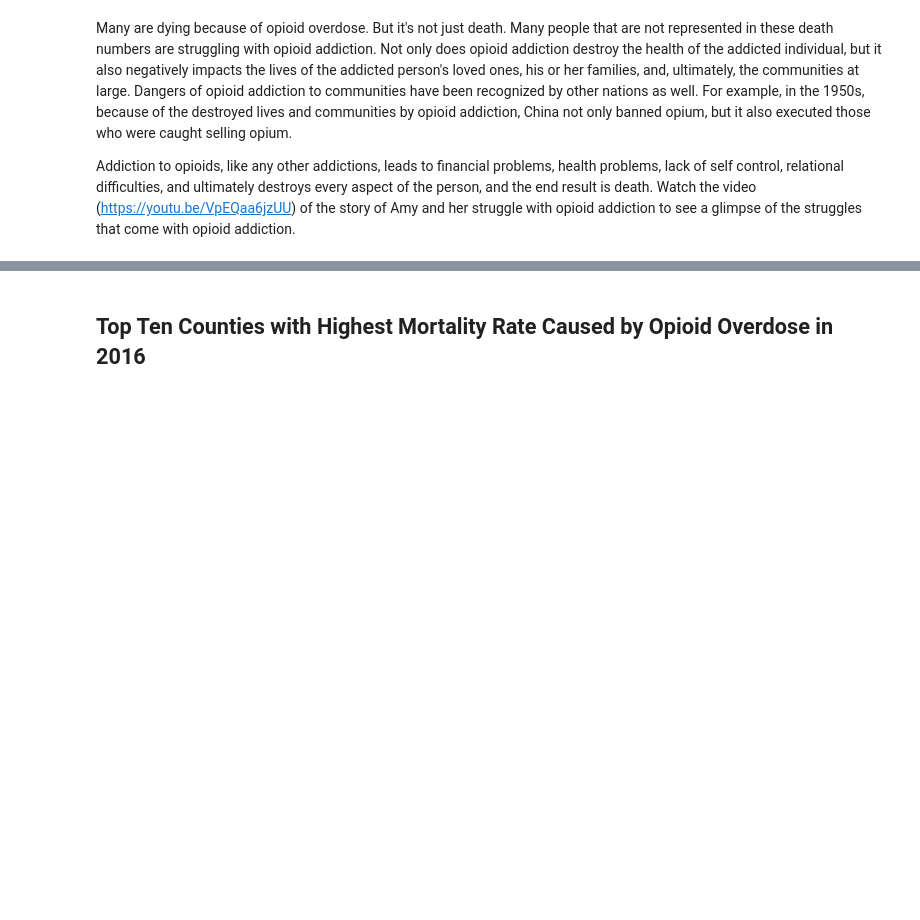
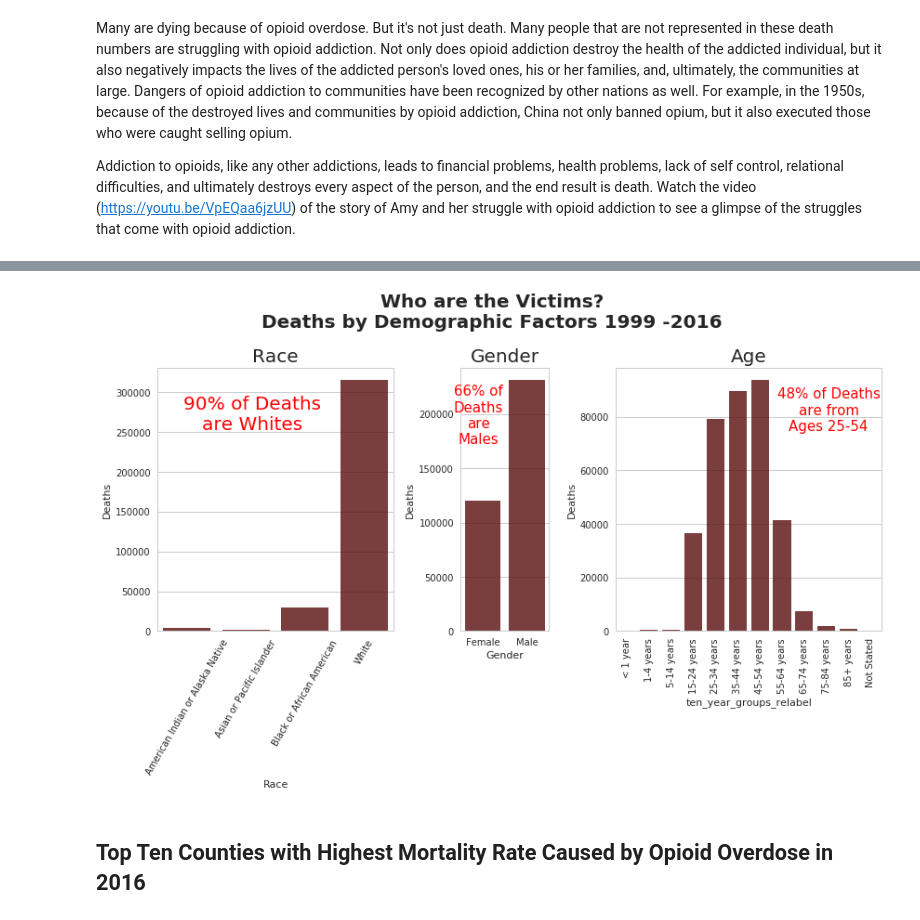
Before and after one commit to danielhanbitlee/Springboard, a Jupyter notebook: capstone_project/data_storytelling.ipynb, the cells around one changed output, grey strips where cells are left out. Saved outputs shown, nothing was run; the diff lists cells and outputs as text; code cells hidden in the pictures; blank space fills up the shorter version.

```diff
--- a/capstone_project/data_storytelling.ipynb
+++ b/capstone_project/data_storytelling.ipynb
@@ -49,6 +65,55 @@ Addiction to opioids, like any other addictions, leads to financial problems, he
 <iframe width="560" height="315" src="https://www.youtube.com/embed/VpEQaa6jzUU?rel=0&amp;controls=0&amp;showinfo=0" frameborder="0" allowfullscreen></iframe></center>
 # %% [output]
 [interactive output not drawn]
+# %%
+# create subplot with three columns and one row
+f, (ax1, ax2, ax3) = plt.subplots(1, 3, gridspec_kw={"width_ratios": (.4, .15, .45)})
+f.suptitle('Who are the Victims?\nDeaths by Demographic Factors 1999 -2016', fontsize = 20, fontweight = 'bold')
+
+# first subplot:
+# calculate sum of deaths by year
+race = opioid_deaths.groupby('Race').Deaths.sum().reset_index()
+# plot bar plot
+sns.barplot(x = 'Race', y = 'Deaths', data = race, ax=ax1, color = '#660000', alpha = 0.8)
+ax1.set_xticklabels(list(race.Race.unique()), rotation = 60)
+ax1.set_title('Race', fontsize = 20)
+ax1.text(0.4, 0.75, '90% of Deaths\nare Whites',
+        verticalalignment='bottom', horizontalalignment='center',
+        transform=ax1.transAxes,
+        color='red', fontsize=20)
+
+# second subplot:
+# calculate sum of deaths by year
+gender = opioid_deaths.groupby('Gender').Deaths.sum().reset_index()
+# plot bar plot
+sns.barplot(x = 'Gender', y = 'Deaths', data = gender, ax=ax2, color = '#660000', alpha = 0.8)
+ax2.set_xticklabels(list(gender.Gender.unique()))
+ax2.set_title('Gender', fontsize = 20)
+ax2.text(0.2, 0.7, '66% of\nDeaths\nare\nMales',
+        verticalalignment='bottom', horizontalalignment='center',
+        transform=ax2.transAxes,
+        color='red', fontsize=15)
+
+# third subplot:
+age = opioid_deaths.groupby('ten_year_groups_relabel').Deaths.sum().reset_index()
+# calculate sum of deaths by year
+age = opioid_deaths.groupby('ten_year_groups_relabel').Deaths.sum().reset_index()
+# plot bar plot
+sns.barplot(x = 'ten_year_groups_relabel', y = 'Deaths', data = age, ax = ax3, color = '#660000', alpha = 0.8)
+# create appropriate label for x tick marks
+xticks_label = list(opioid_deaths.loc[:, ['Ten-Year Age Groups', 'ten_year_groups_relabel']].drop_duplicates().iloc[:, 0])
+ax3.set_xticklabels(xticks_label, rotation = 90)
+ax3.set_title('Age', fontsize = 20)
+ax3.text(0.8, 0.75, '48% of Deaths\nare from\nAges 25-54',
+        verticalalignment='bottom', horizontalalignment='center',
+        transform=ax3.transAxes,
+        color='red', fontsize=15)
+
+
+plt.tight_layout(rect = [0, 0.03, 1, 0.9])
+plt.show()
+# %% [output]
+[figure, added]
 # %% [markdown]
 ## Top Ten Counties with Highest Mortality Rate Caused by Opioid Overdose in 2016
 # %%
```
Also changed, not shown: parts of 6 cells of this notebook.
